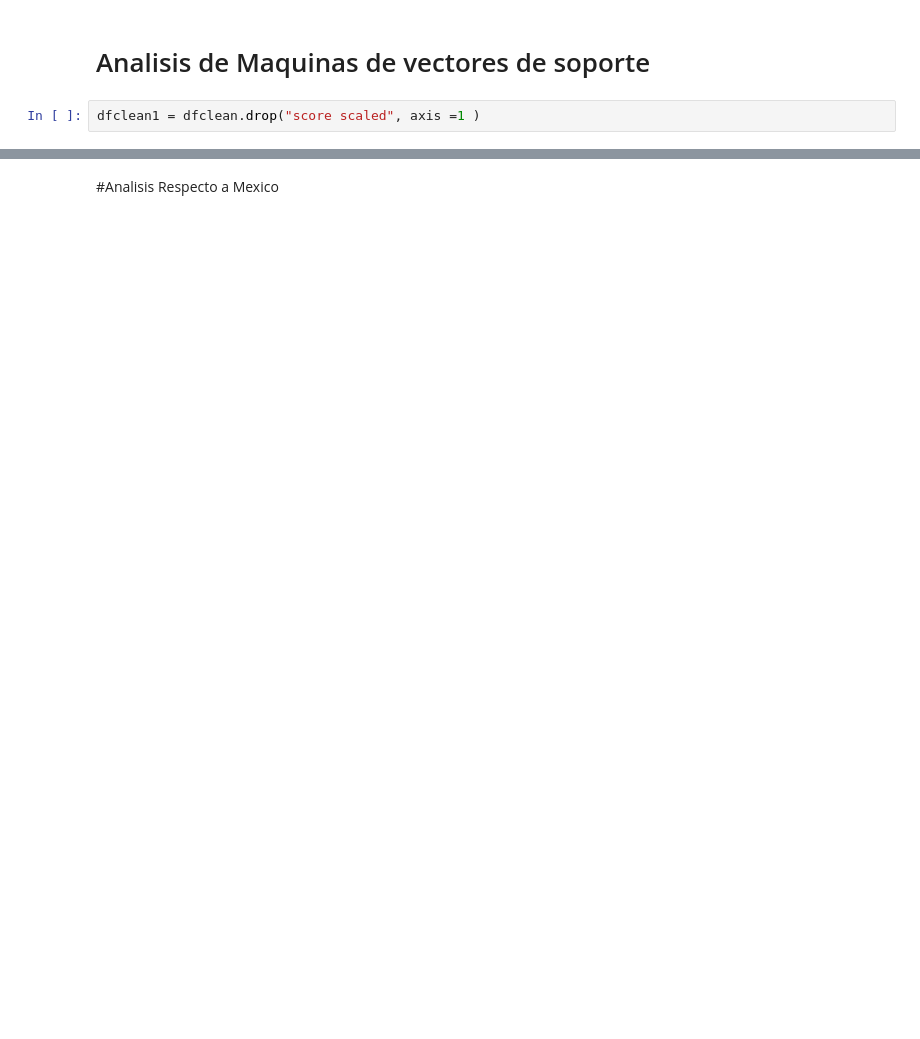
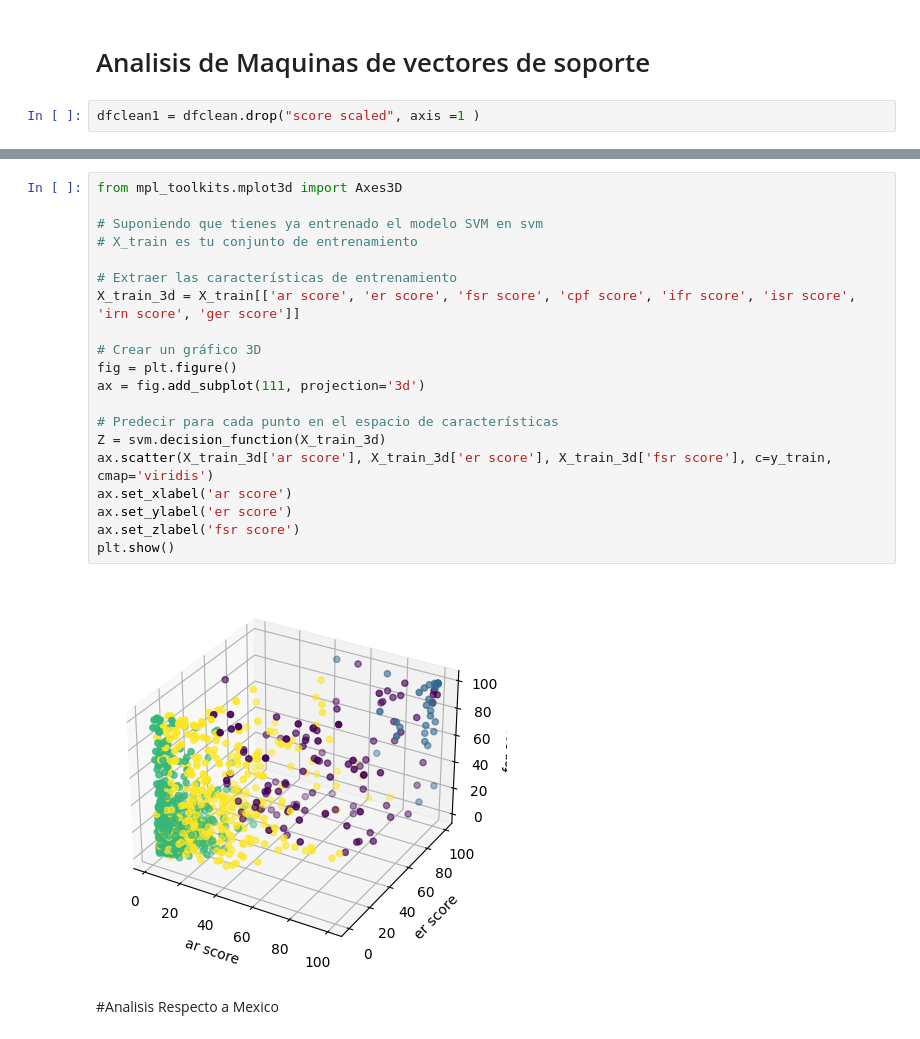
Before and after one commit to SekDak12/Proyecto-Ciencia, a Jupyter notebook: Proyecto.ipynb, the cells around one changed output, grey strips where cells are left out. Cells and saved outputs as stored; diff of their text form; blank space fills up the shorter version.

```diff
--- a/Proyecto.ipynb
+++ b/Proyecto.ipynb
@@ -396,6 +374,28 @@ Matriz de confusión:
  [  0   0 125   0   0]
  [  0   0   0 124   0]
  [  0   0   1   0   0]]
+# %%
+from mpl_toolkits.mplot3d import Axes3D
+
+# Suponiendo que tienes ya entrenado el modelo SVM en svm
+# X_train es tu conjunto de entrenamiento
+
+# Extraer las características de entrenamiento
+X_train_3d = X_train[['ar score', 'er score', 'fsr score', 'cpf score', 'ifr score', 'isr score', 'irn score', 'ger score']]
+
+# Crear un gráfico 3D
+fig = plt.figure()
+ax = fig.add_subplot(111, projection='3d')
+
+# Predecir para cada punto en el espacio de características
+Z = svm.decision_function(X_train_3d)
+ax.scatter(X_train_3d['ar score'], X_train_3d['er score'], X_train_3d['fsr score'], c=y_train, cmap='viridis')
+ax.set_xlabel('ar score')
+ax.set_ylabel('er score')
+ax.set_zlabel('fsr score')
+plt.show()
+# %% [output]
+[figure, added]
 # %% [markdown]
 #Analisis Respecto a Mexico
 # %%
```
Also changed, not shown: parts of 18 cells of this notebook, 1 other file.
